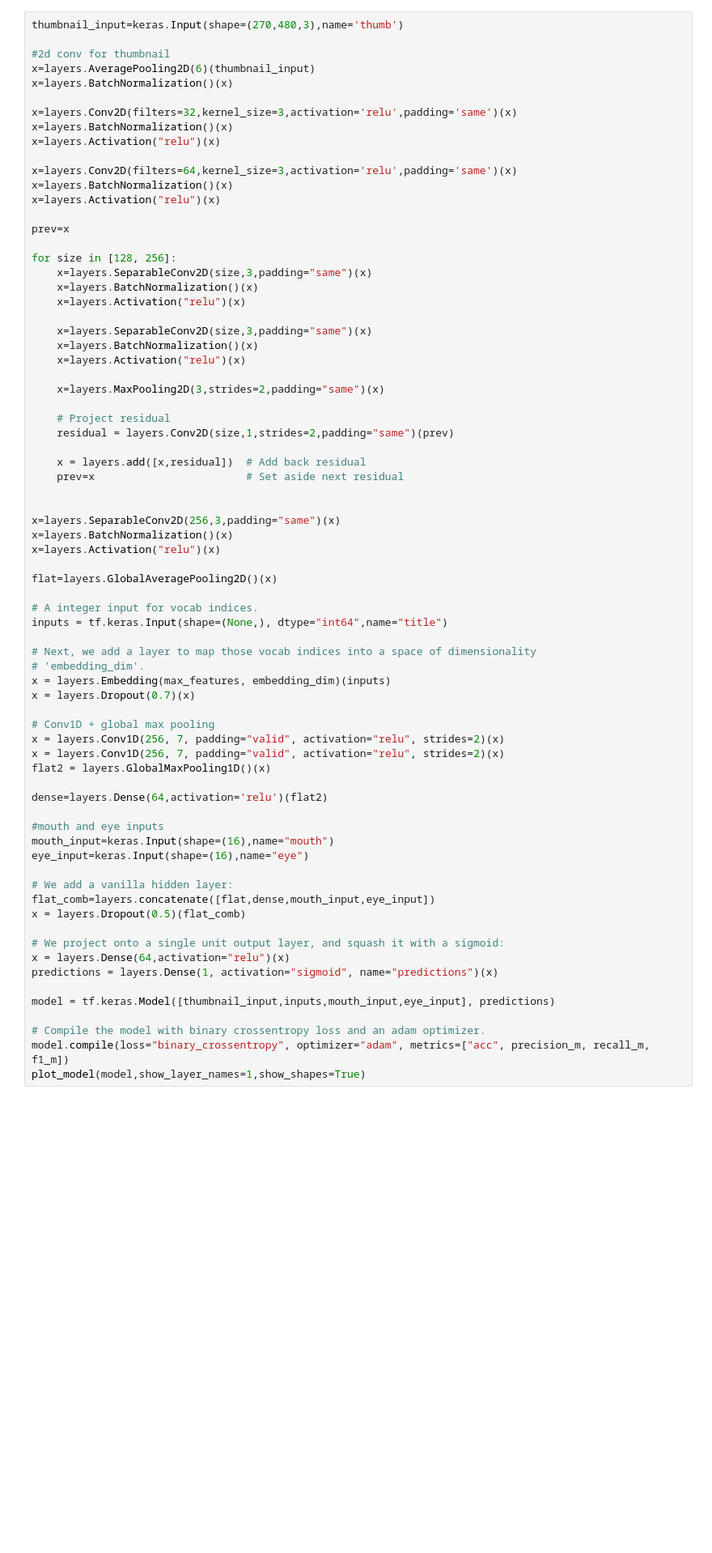
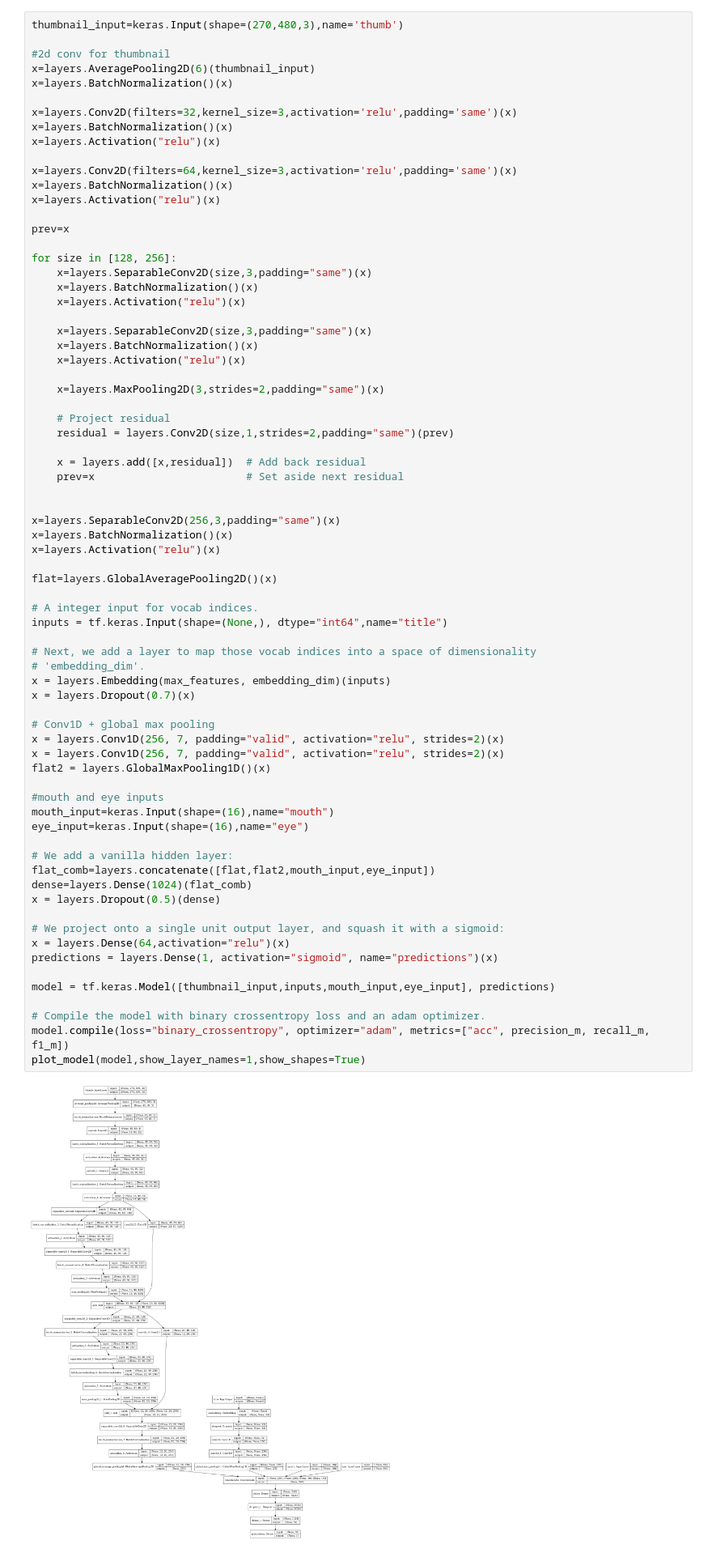
Before and after one commit to ash12345678987654321/taikowo, a Jupyter notebook: combined.ipynb, the cells around one changed output. Shown at 81% size. Saved outputs shown, nothing was run; the diff lists cells and outputs as text; blank space fills up the shorter version.

```diff
--- a/combined.ipynb
+++ b/combined.ipynb
@@ -561,37 +559,38 @@ x=layers.Activation("relu")(x)
 flat=layers.GlobalAveragePooling2D()(x)
 
 # A integer input for vocab indices.
 inputs = tf.keras.Input(shape=(None,), dtype="int64",name="title")
 
 # Next, we add a layer to map those vocab indices into a space of dimensionality
 # 'embedding_dim'.
 x = layers.Embedding(max_features, embedding_dim)(inputs)
 x = layers.Dropout(0.7)(x)
 
 # Conv1D + global max pooling
 x = layers.Conv1D(256, 7, padding="valid", activation="relu", strides=2)(x)
 x = layers.Conv1D(256, 7, padding="valid", activation="relu", strides=2)(x)
 flat2 = layers.GlobalMaxPooling1D()(x)
 
-dense=layers.Dense(64,activation='relu')(flat2)
-
 #mouth and eye inputs
 mouth_input=keras.Input(shape=(16),name="mouth")
 eye_input=keras.Input(shape=(16),name="eye")
 
 # We add a vanilla hidden layer:
-flat_comb=layers.concatenate([flat,dense,mouth_input,eye_input])
-x = layers.Dropout(0.5)(flat_comb)
+flat_comb=layers.concatenate([flat,flat2,mouth_input,eye_input])
+dense=layers.Dense(1024)(flat_comb)
+x = layers.Dropout(0.5)(dense)
 
 # We project onto a single unit output layer, and squash it with a sigmoid:
 x = layers.Dense(64,activation="relu")(x)
 predictions = layers.Dense(1, activation="sigmoid", name="predictions")(x)
 
 model = tf.keras.Model([thumbnail_input,inputs,mouth_input,eye_input], predictions)
 
 # Compile the model with binary crossentropy loss and an adam optimizer.
 model.compile(loss="binary_crossentropy", optimizer="adam", metrics=["acc", precision_m, recall_m, f1_m])
 plot_model(model,show_layer_names=1,show_shapes=True)
+# %% [output]
+[figure, added]
 # %%
 tf.keras.backend.clear_session()
 model.fit(x=X_train,y=y_train,validation_split=0.2,
```
Also changed, not shown: parts of 20 cells of this notebook, 5 other files.
